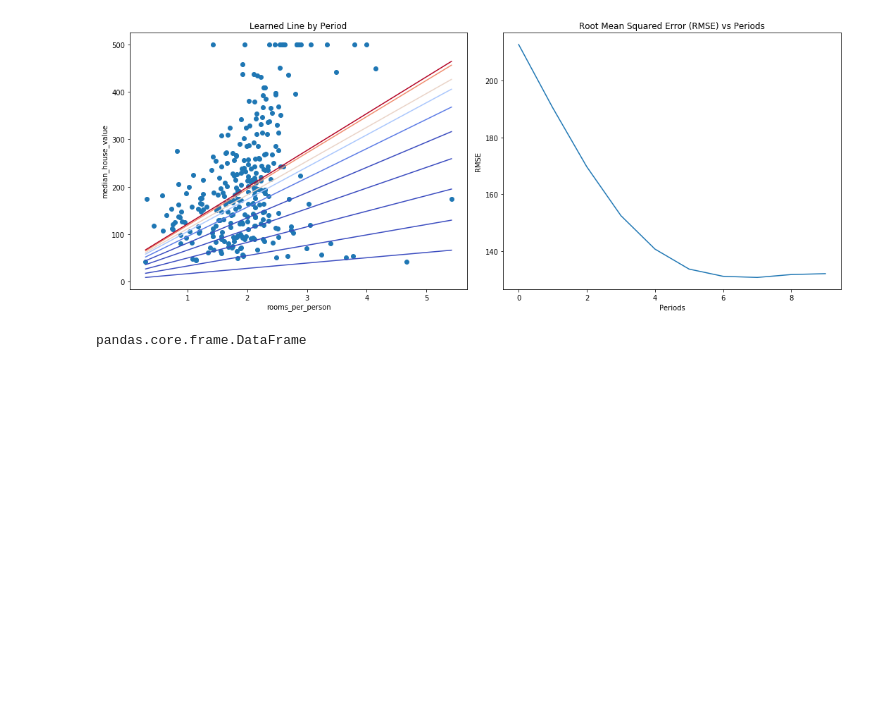
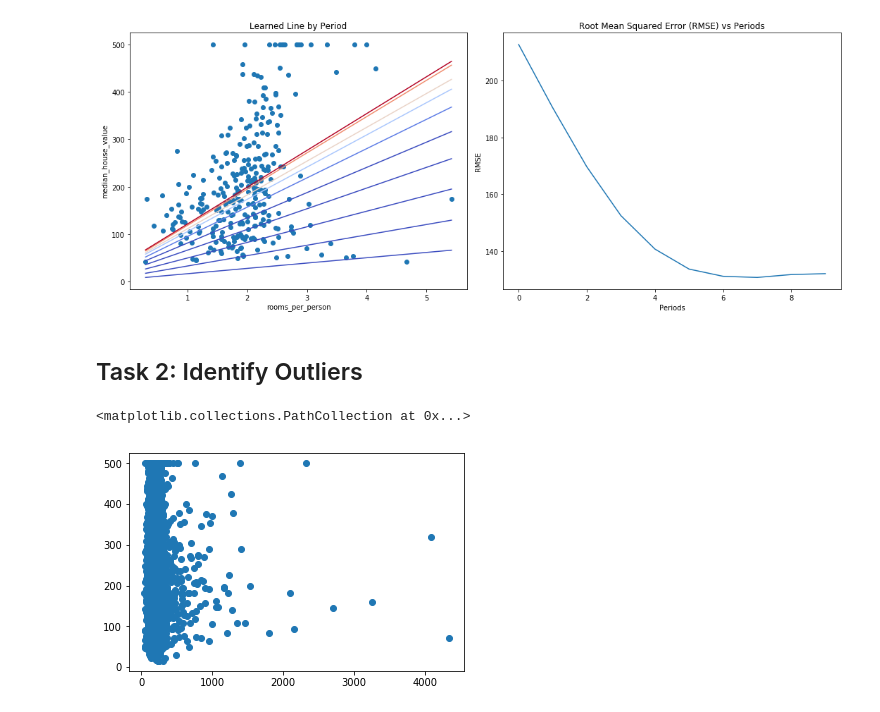
Before and after one commit to AustinSong/ml-crash-course, a Jupyter notebook: first-steps-with-tf/Synthetic Features and Outliers.ipynb, the cells around one changed output. Drawn from its saved outputs; the diff is of its cells as text; code cells hidden in the pictures; blank space fills up the shorter version.

Commit message:
complete task 2 'Synthetic Features and Outliers'

```diff
--- a/first-steps-with-tf/Synthetic Features and Outliers.ipynb
+++ b/first-steps-with-tf/Synthetic Features and Outliers.ipynb
@@ -273,7 +273,10 @@ Model training finished
 | max | 4333.0 | 500.0 |
 Final RMSE (training): 132.04
 [figure]
-# %%
-calibration_data
-# %% [output]
-pandas.core.frame.DataFrame
+# %% [markdown]
+## Task 2: Identify Outliers
+# %%
+plt.scatter(calibration_data['predictions'], calibration_data['targets'])
+# %% [output]
+<matplotlib.collections.PathCollection at 0x...>
+[figure, added]
```
Also changed, not shown: parts of 1 cell of this notebook.
